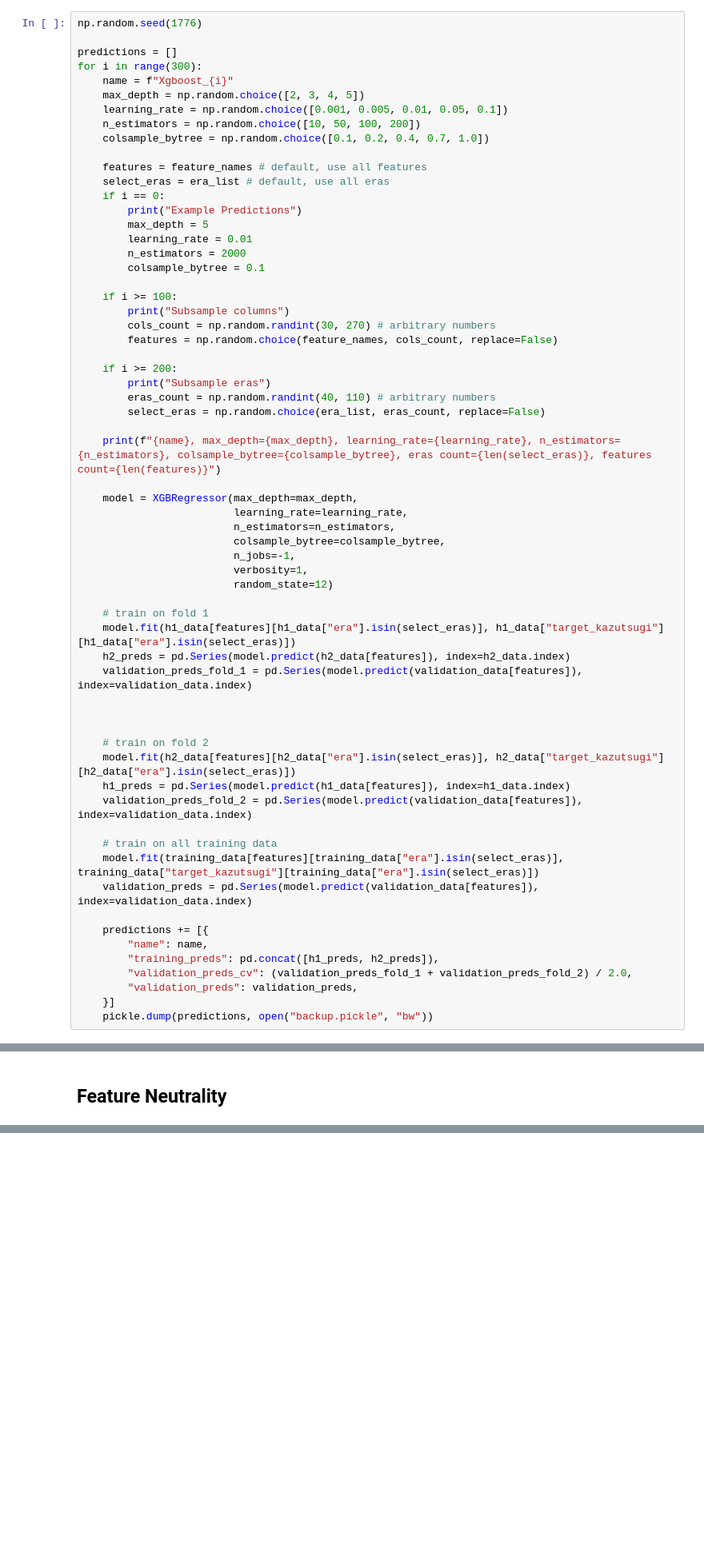
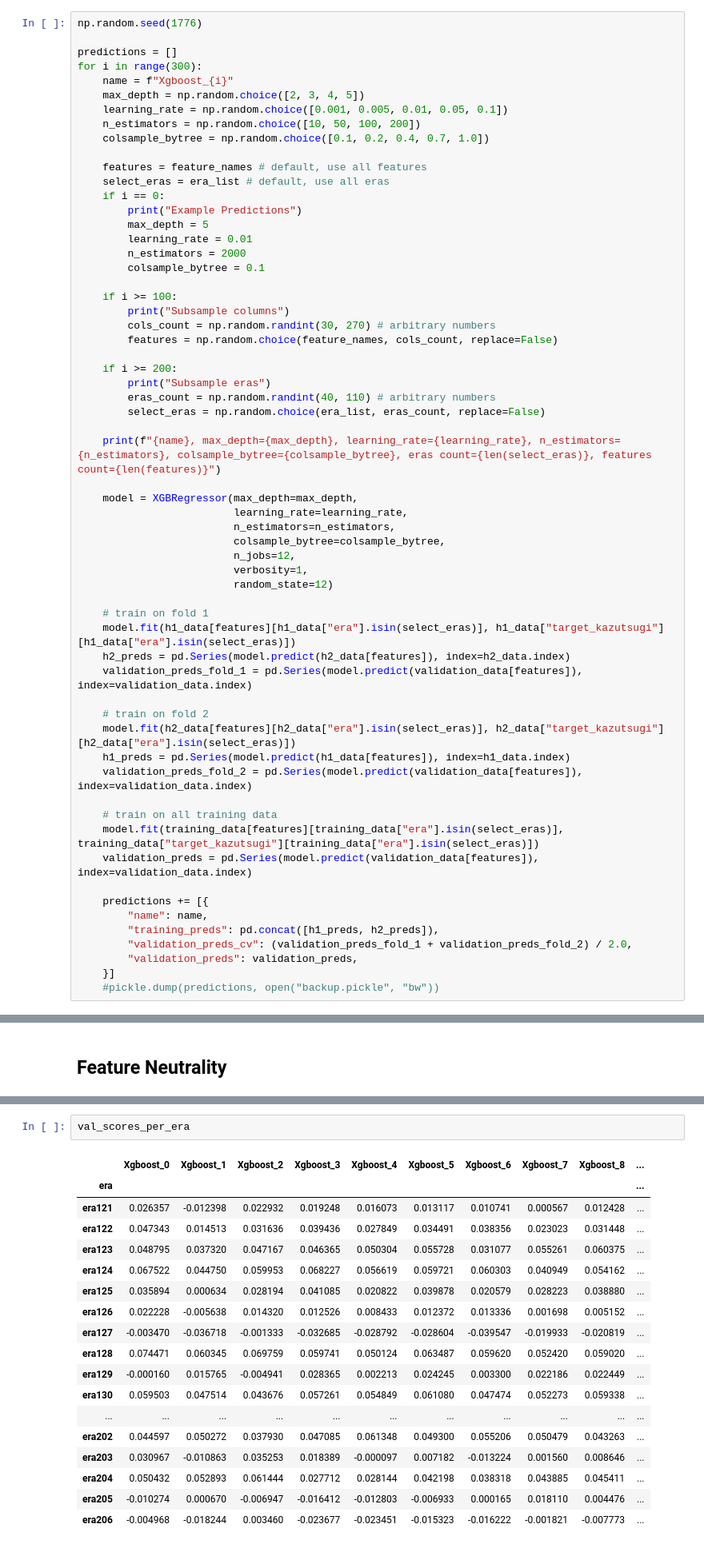
Before and after one commit to pplonski/numerai_metric_research, a Jupyter notebook: Risk_Metric_Research.ipynb, the cells around one changed output, grey strips where cells are left out. Shown: that part at 80% size. Cells and saved outputs as stored; diff of their text form; blank space fills up the shorter version.

```diff
--- a/Risk_Metric_Research.ipynb
+++ b/Risk_Metric_Research.ipynb
@@ -97,7 +97,7 @@ for i in range(300):
                          learning_rate=learning_rate,
                          n_estimators=n_estimators,
                          colsample_bytree=colsample_bytree,
-                         n_jobs=-1,
+                         n_jobs=12,
                          verbosity=1,
                          random_state=12)
 
@@ -105,8 +105,6 @@ for i in range(300):
     model.fit(h1_data[features][h1_data["era"].isin(select_eras)], h1_data["target_kazutsugi"][h1_data["era"].isin(select_eras)])
     h2_preds = pd.Series(model.predict(h2_data[features]), index=h2_data.index)
     validation_preds_fold_1 = pd.Series(model.predict(validation_data[features]), index=validation_data.index)
-
-
 
     # train on fold 2
     model.fit(h2_data[features][h2_data["era"].isin(select_eras)], h2_data["target_kazutsugi"][h2_data["era"].isin(select_eras)])
@@ -123,7 +121,7 @@ for i in range(300):
         "validation_preds_cv": (validation_preds_fold_1 + validation_preds_fold_2) / 2.0,
         "validation_preds": validation_preds,
     }]
-    pickle.dump(predictions, open("backup.pickle", "bw"))
+    #pickle.dump(predictions, open("backup.pickle", "bw"))
 # %% [output]
 Example Predictions
 Xgboost_0, max_depth=5, learning_rate=0.01, n_estimators=2000, colsample_bytree=0.1, eras count=120, features count=310
@@ -176,0 +276,21 @@ metrics_df["training_sharpe"] = training_scores_per_era.mean()/training_scores_p
+# %%
+val_scores_per_era
+# %% [output]
+|  | Xgboost_0 | Xgboost_1 | Xgboost_2 | Xgboost_3 | Xgboost_4 | Xgboost_5 | Xgboost_6 | Xgboost_7 | Xgboost_8 | ... |
+| era |  |  |  |  |  |  |  |  |  | ... |
+| era121 | 0.026357 | -0.012398 | 0.022932 | 0.019248 | 0.016073 | 0.013117 | 0.010741 | 0.000567 | 0.012428 | ... |
+| era122 | 0.047343 | 0.014513 | 0.031636 | 0.039436 | 0.027849 | 0.034491 | 0.038356 | 0.023023 | 0.031448 | ... |
+| era123 | 0.048795 | 0.037320 | 0.047167 | 0.046365 | 0.050304 | 0.055728 | 0.031077 | 0.055261 | 0.060375 | ... |
+| era124 | 0.067522 | 0.044750 | 0.059953 | 0.068227 | 0.056619 | 0.059721 | 0.060303 | 0.040949 | 0.054162 | ... |
+| era125 | 0.035894 | 0.000634 | 0.028194 | 0.041085 | 0.020822 | 0.039878 | 0.020579 | 0.028223 | 0.038880 | ... |
+| era126 | 0.022228 | -0.005638 | 0.014320 | 0.012526 | 0.008433 | 0.012372 | 0.013336 | 0.001698 | 0.005152 | ... |
+| era127 | -0.003470 | -0.036718 | -0.001333 | -0.032685 | -0.028792 | -0.028604 | -0.039547 | -0.019933 | -0.020819 | ... |
+| era128 | 0.074471 | 0.060345 | 0.069759 | 0.059741 | 0.050124 | 0.063487 | 0.059620 | 0.052420 | 0.059020 | ... |
+| era129 | -0.000160 | 0.015765 | -0.004941 | 0.028365 | 0.002213 | 0.024245 | 0.003300 | 0.022186 | 0.022449 | ... |
+| era130 | 0.059503 | 0.047514 | 0.043676 | 0.057261 | 0.054849 | 0.061080 | 0.047474 | 0.052273 | 0.059338 | ... |
+| ... | ... | ... | ... | ... | ... | ... | ... | ... | ... | ... |
+| era202 | 0.044597 | 0.050272 | 0.037930 | 0.047085 | 0.061348 | 0.049300 | 0.055206 | 0.050479 | 0.043263 | ... |
+| era203 | 0.030967 | -0.010863 | 0.035253 | 0.018389 | -0.000097 | 0.007182 | -0.013224 | 0.001560 | 0.008646 | ... |
+| era204 | 0.050432 | 0.052893 | 0.061444 | 0.027712 | 0.028144 | 0.042198 | 0.038318 | 0.043885 | 0.045411 | ... |
+| era205 | -0.010274 | 0.000670 | -0.006947 | -0.016412 | -0.012803 | -0.006933 | 0.000165 | 0.018110 | 0.004476 | ... |
+| era206 | -0.004968 | -0.018244 | 0.003460 | -0.023677 | -0.023451 | -0.015323 | -0.016222 | -0.001821 | -0.007773 | ... |
```
Also changed, not shown: parts of 28 cells of this notebook, 1 other file.
